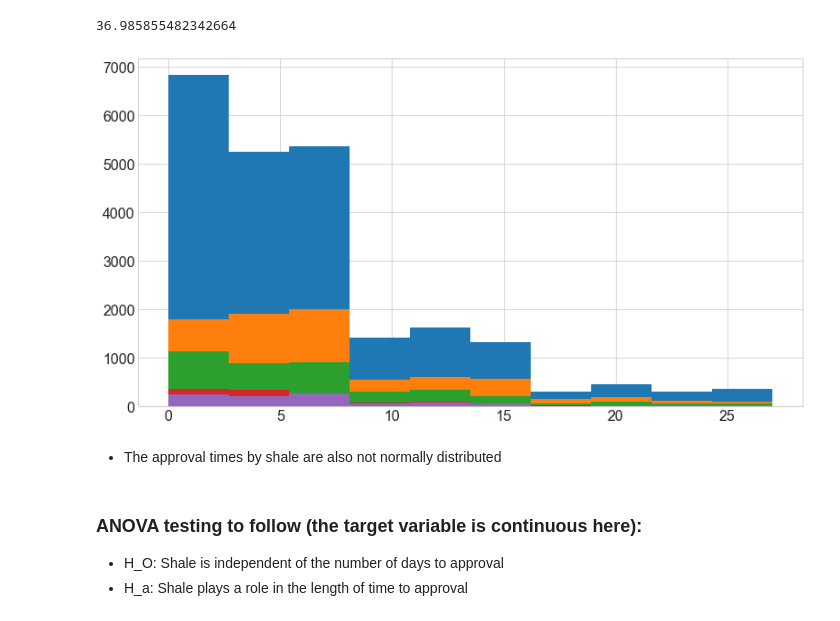
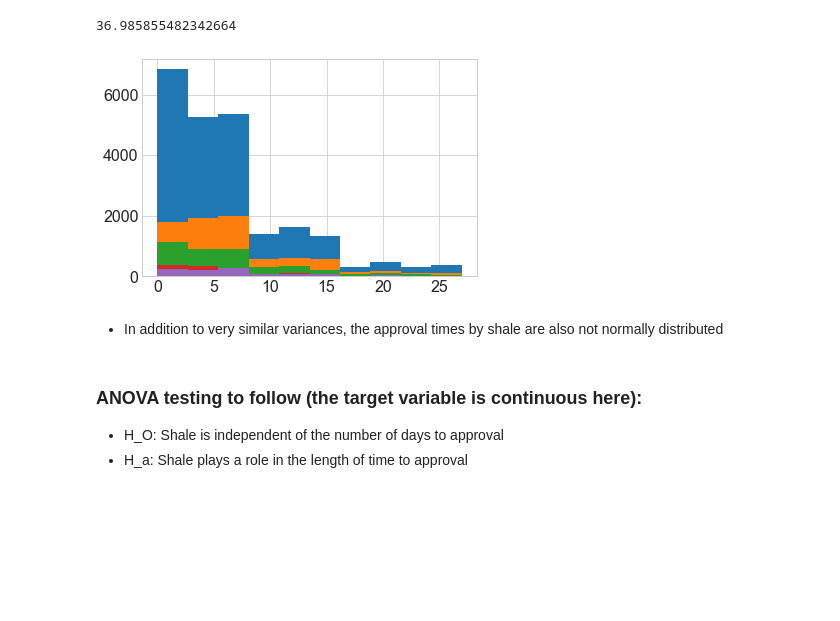
Before and after one commit to brianclements03/Individual_Project, a Jupyter notebook: Final_Notebook_Draft.ipynb, the cells around one changed output. Cells and saved outputs as stored; diff of their text form; code cells hidden in the pictures; blank space fills up the shorter version.

```diff
--- a/Final_Notebook_Draft.ipynb
+++ b/Final_Notebook_Draft.ipynb
@@ -628,37 +470,3 @@ LeveneResult(statistic=2.381505238770262, pvalue=0.000636176648755628)
 # %%
 # set alpha, the confidence level i will use for stats tests in this notebook
 alpha = .05
-# %%
-# plot the distributions of depth by approval time, to visually check they are
-# normally distributed
-for i in [train[train.Approval_time_days==0].Total_Depth,
-train[train.Approval_time_days==1].Total_Depth,
-train[train.Approval_time_days==2].Total_Depth,
-train[train.Approval_time_days==3].Total_Depth,
-train[train.Approval_time_days==4].Total_Depth,
-train[train.Approval_time_days==5].Total_Depth,
-train[train.Approval_time_days==6].Total_Depth,
-train[train.Approval_time_days==7].Total_Depth,
-train[train.Approval_time_days==8].Total_Depth,
-train[train.Approval_time_days==9].Total_Depth,
-train[train.Approval_time_days==10].Total_Depth,
-train[train.Approval_time_days==11].Total_Depth,
-train[train.Approval_time_days==12].Total_Depth,
-train[train.Approval_time_days==13].Total_Depth,
-train[train.Approval_time_days==14].Total_Depth,
-train[train.Approval_time_days==15].Total_Depth,
-train[train.Approval_time_days==16].Total_Depth,
-train[train.Approval_time_days==17].Total_Depth,
-train[train.Approval_time_days==18].Total_Depth,
-train[train.Approval_time_days==19].Total_Depth]:
-# train[train.Approval_time_days==20].Total_Depth,
-# train[train.Approval_time_days==21].Total_Depth,
-# train[train.Approval_time_days==22].Total_Depth,
-# train[train.Approval_time_days==23].Total_Depth,
-# train[train.Approval_time_days==24].Total_Depth,
-# train[train.Approval_time_days==25].Total_Depth,
-# train[train.Approval_time_days==26].Total_Depth,
-# train[train.Approval_time_days==27].Total_Depth]:
-    plt.figure(figsize=(4,3))
-    i.hist()
-    plt.show()
@@ -788,16 +567,17 @@ train[train.SHALE == 'HAYNESVILLE'].Approval_time_days.var()
 36.985855482342664
 # %%
 # a for loop to visualize the distribution approval times by shale formation
+plt.figure(figsize=(6,4))
 for i in [train[train.SHALE == 'PERMIAN BASIN'].Approval_time_days,
 train[train.SHALE == 'EAGLE FORD'].Approval_time_days,
 train[train.SHALE == 'NONE'].Approval_time_days,
 train[train.SHALE == 'BARNETT'].Approval_time_days,
 train[train.SHALE == 'HAYNESVILLE'].Approval_time_days]:
     i.hist()
 # %% [output]
-[figure, old version]
+[figure, new version]
 # %% [markdown]
-- The approval times by shale are also not normally distributed
+- In addition to very similar variances, the approval times by shale are also not normally distributed
 # %% [markdown]
 ### ANOVA testing to follow (the target variable is continuous here):
 
```
Also changed, not shown: parts of 66 cells of this notebook, 4 other files.
